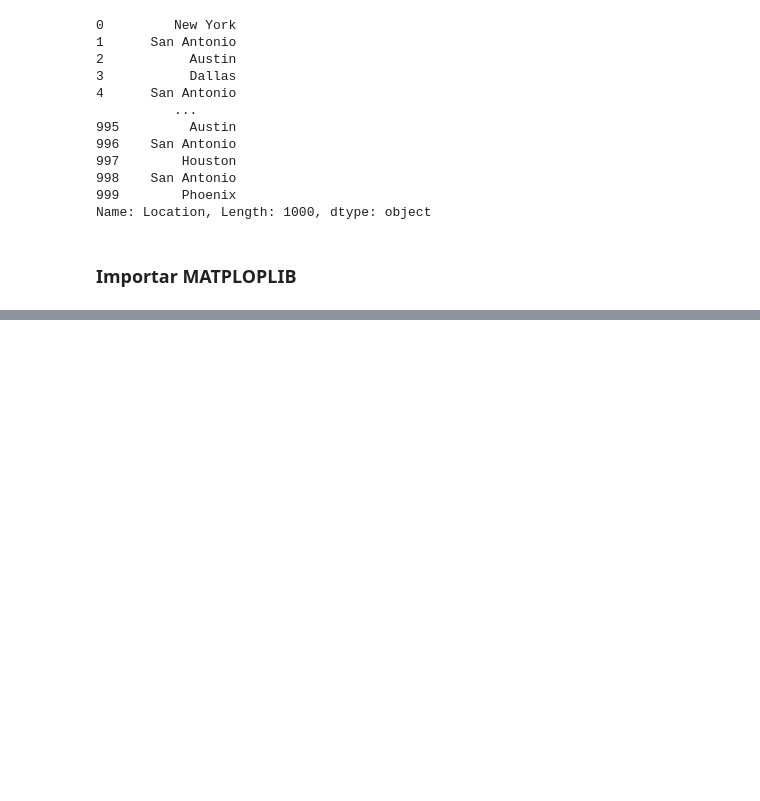
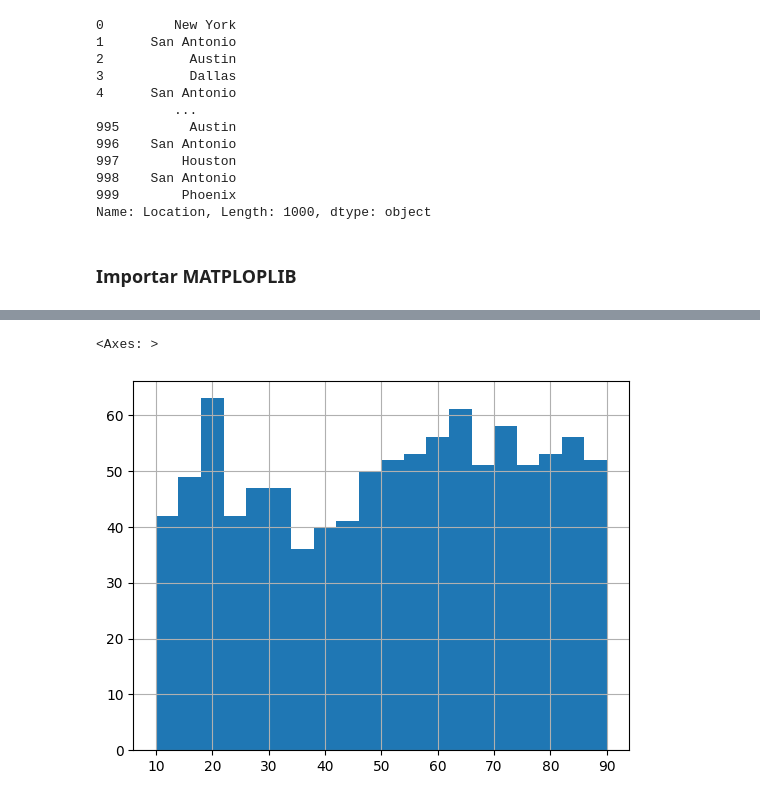
Before and after one commit to buitrekommando/mineriaAIEP_02, a Jupyter notebook: notebooks/notebookTacosTest_01.ipynb, the cells around one changed output, grey strips where cells are left out. Drawn from its saved outputs; the diff is of its cells as text; code cells hidden in the pictures; blank space fills up the shorter version.

```diff
--- a/notebooks/notebookTacosTest_01.ipynb
+++ b/notebooks/notebookTacosTest_01.ipynb
@@ -92,0 +107,5 @@ plt.scatter(x, y)
+# %%
+df['Delivery Duration (min)'].hist(bins=20)
+# %% [output]
+<Axes: >
+[figure, added]
```
Also changed, not shown: parts of 16 cells of this notebook, 1 other file.
